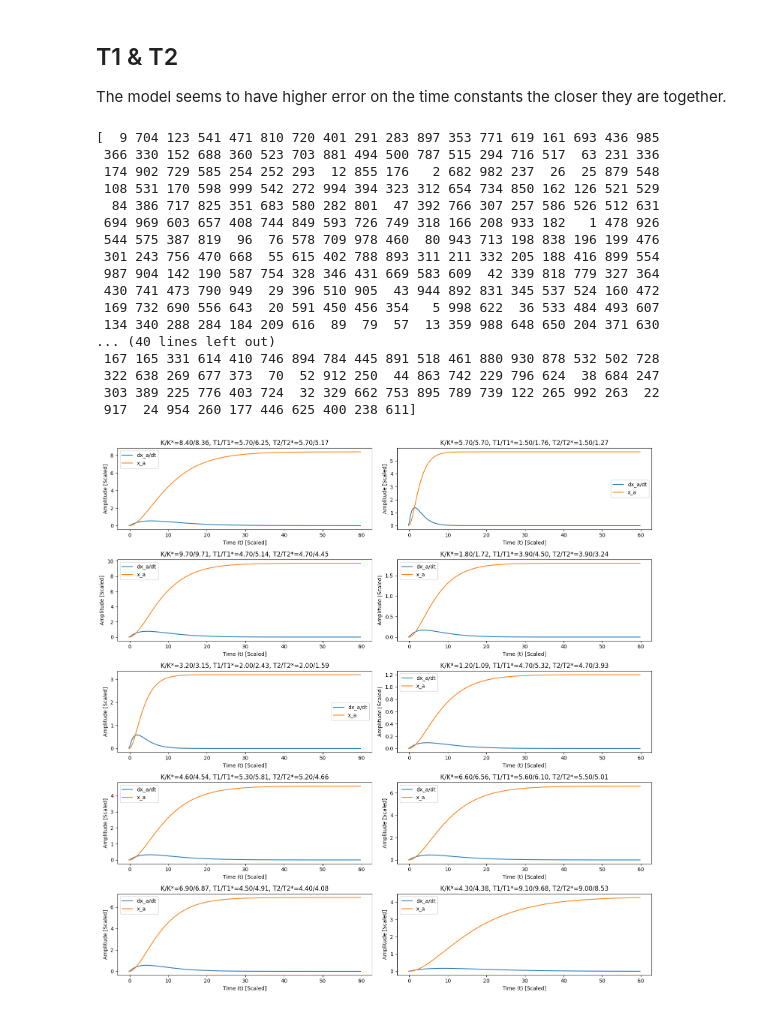
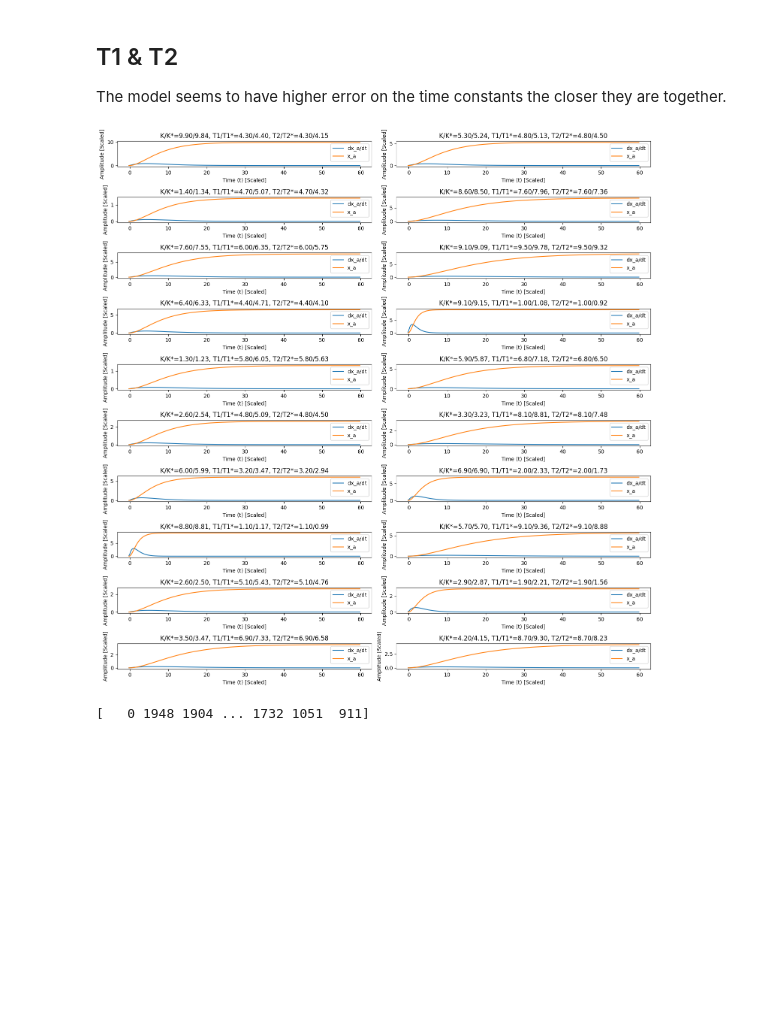
Before and after one commit to sergiokali/apa, a Jupyter notebook: AiPATrainer.ipynb, the cells around one changed output. Cells and saved outputs as stored; diff of their text form; code cells hidden in the pictures; blank space fills up the shorter version.

```diff
--- a/AiPATrainer.ipynb
+++ b/AiPATrainer.ipynb
@@ -566,27 +568,11 @@ plt.show()
 The model seems to have higher error on the time constants the closer they are together.
 # %%
 systems = np.argsort(y_test[:, 1] - y_test[:, 2])
+plot_systems(systems[:20])
 print(systems)
-plot_systems(systems[10:20])
 # %% [output]
+[figure, new version]
-[  9 704 123 541 471 810 720 401 291 283 897 353 771 619 161 693 436 985
- 366 330 152 688 360 523 703 881 494 500 787 515 294 716 517  63 231 336
- 174 902 729 585 254 252 293  12 855 176   2 682 982 237  26  25 879 548
- 108 531 170 598 999 542 272 994 394 323 312 654 734 850 162 126 521 529
-  84 386 717 825 351 683 580 282 801  47 392 766 307 257 586 526 512 631
- 694 969 603 657 408 744 849 593 726 749 318 166 208 933 182   1 478 926
- 544 575 387 819  96  76 578 709 978 460  80 943 713 198 838 196 199 476
- 301 243 756 470 668  55 615 402 788 893 311 211 332 205 188 416 899 554
- 987 904 142 190 587 754 328 346 431 669 583 609  42 339 818 779 327 364
- 430 741 473 790 949  29 396 510 905  43 944 892 831 345 537 524 160 472
- 169 732 690 556 643  20 591 450 456 354   5 998 622  36 533 484 493 607
- 134 340 288 284 184 209 616  89  79  57  13 359 988 648 650 204 371 630
-... (40 lines left out)
- 167 165 331 614 410 746 894 784 445 891 518 461 880 930 878 532 502 728
- 322 638 269 677 373  70  52 912 250  44 863 742 229 796 624  38 684 247
- 303 389 225 776 403 724  32 329 662 753 895 789 739 122 265 992 263  22
- 917  24 954 260 177 446 625 400 238 611]
+[   0 1948 1904 ... 1732 1051  911]
-[figure, old version]
 # %%
 error_results = pd.DataFrame({
     'K_DIFF' : y_actual[:, 0] - y_pred[:, 0],
```
Also changed, not shown: parts of 9 cells of this notebook.
